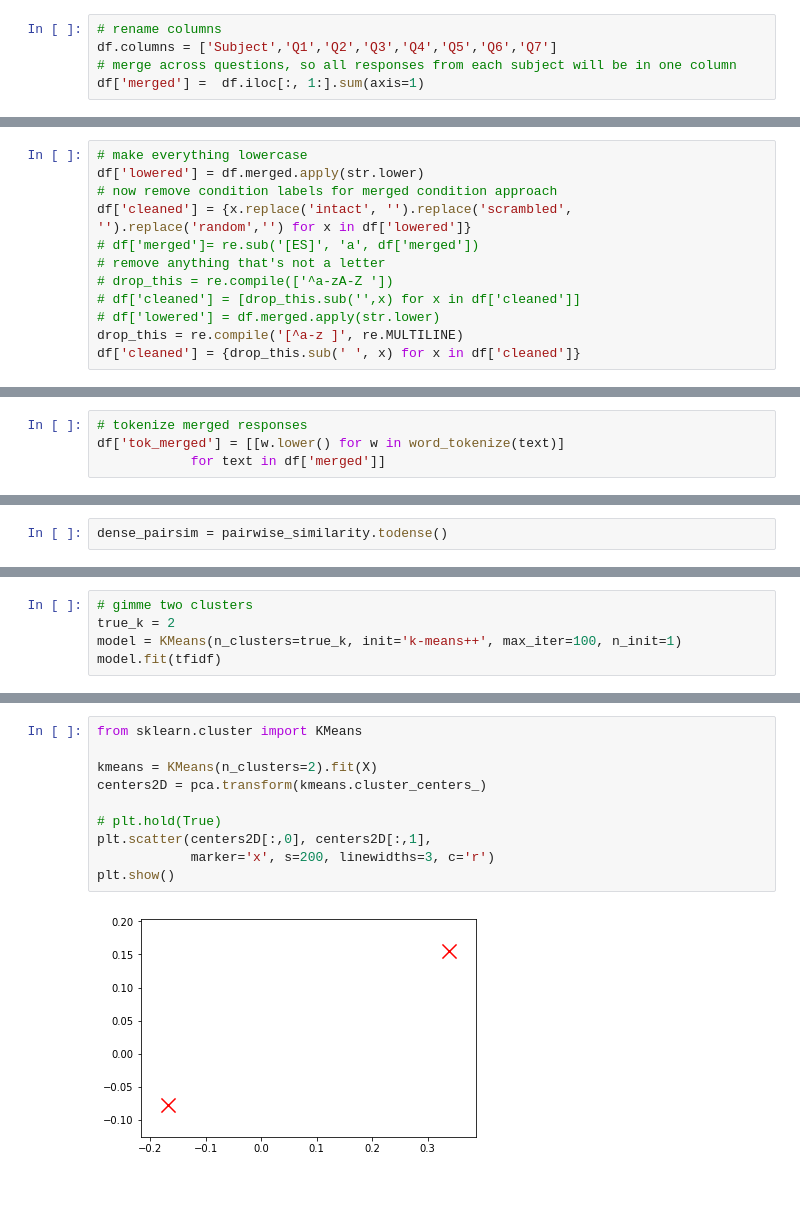
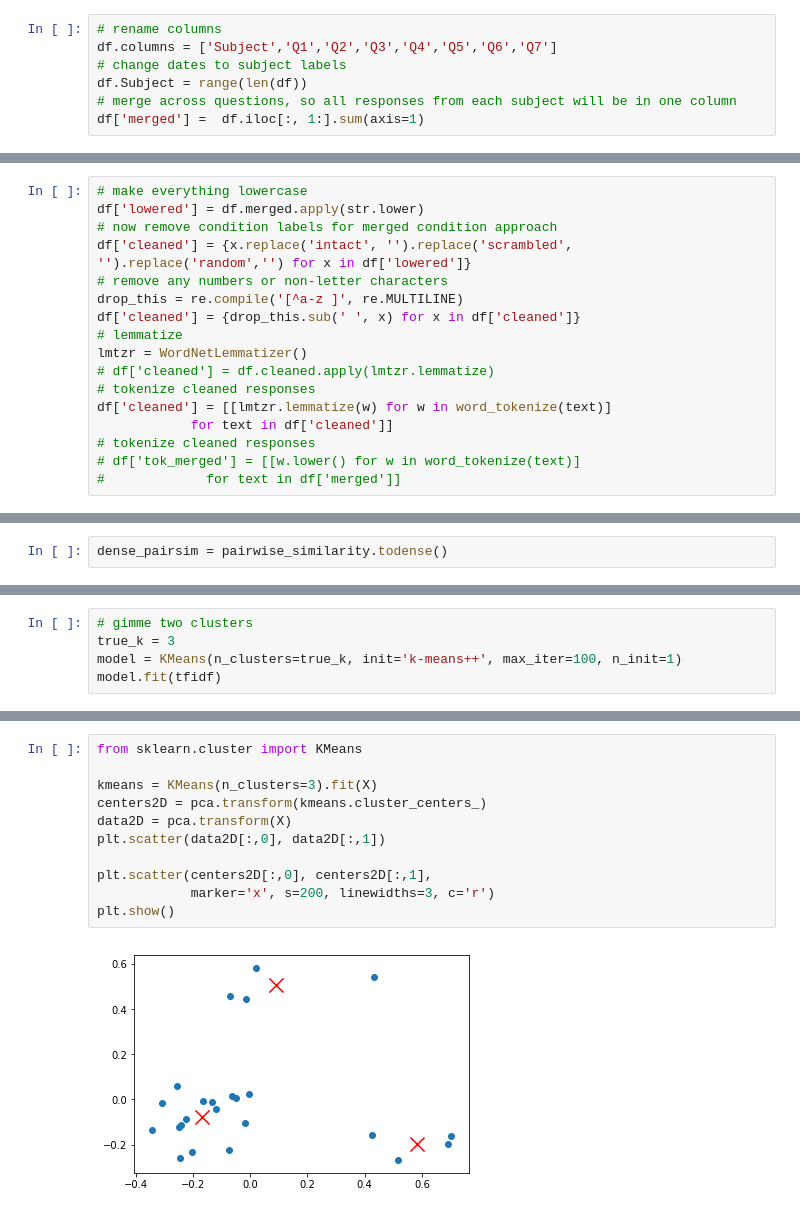
Before and after one commit to wbreilly/python_psc290, a Jupyter notebook: hw/psc290_python_finalproject.ipynb, the cells around one changed output, grey strips where cells are left out. Saved outputs shown, nothing was run; the diff lists cells and outputs as text.

```diff
--- a/hw/psc290_python_finalproject.ipynb
+++ b/hw/psc290_python_finalproject.ipynb
@@ -31,5 +32,7 @@ df = pd.read_csv("sms_scan_exit_survey.csv",keep_default_na=False) #leave blanks
 # %%
 # rename columns
 df.columns = ['Subject','Q1','Q2','Q3','Q4','Q5','Q6','Q7']
+# change dates to subject labels
+df.Subject = range(len(df))
 # merge across questions, so all responses from each subject will be in one column
 df['merged'] =  df.iloc[:, 1:].sum(axis=1)
@@ -40,11 +52,16 @@ df['merged'] =  df.iloc[:, 1:].sum(axis=1)
 df['lowered'] = df.merged.apply(str.lower)
 # now remove condition labels for merged condition approach
 df['cleaned'] = {x.replace('intact', '').replace('scrambled', '').replace('random','') for x in df['lowered']}
-# df['merged']= re.sub('[ES]', 'a', df['merged'])
-# remove anything that's not a letter
-# drop_this = re.compile(['^a-zA-Z '])
-# df['cleaned'] = [drop_this.sub('',x) for x in df['cleaned']]
-# df['lowered'] = df.merged.apply(str.lower)
+# remove any numbers or non-letter characters
 drop_this = re.compile('[^a-z ]', re.MULTILINE)
 df['cleaned'] = {drop_this.sub(' ', x) for x in df['cleaned']}
+# lemmatize
+lmtzr = WordNetLemmatizer()
+# df['cleaned'] = df.cleaned.apply(lmtzr.lemmatize)
+# tokenize cleaned responses
+df['cleaned'] = [[lmtzr.lemmatize(w) for w in word_tokenize(text)]
+            for text in df['cleaned']]
+# tokenize cleaned responses
+# df['tok_merged'] = [[w.lower() for w in word_tokenize(text)]
+#             for text in df['merged']]
 # %%
@@ -56,9 +89,5 @@ df['cleaned'] = {drop_this.sub(' ', x) for x in df['cleaned']}
 # %% [markdown]
 # Look for between subject overall differences by building a tf-idf model from all subjects
-# %%
-# tokenize merged responses
-df['tok_merged'] = [[w.lower() for w in word_tokenize(text)]
-            for text in df['merged']]
 # %%
 # plot number of tokens by subject
 num_toks = df.tok_merged.apply(len)
@@ -140,6 +162,6 @@ plt.show()
 # %%
 # gimme two clusters
-true_k = 2
+true_k = 3
 model = KMeans(n_clusters=true_k, init='k-means++', max_iter=100, n_init=1)
 model.fit(tfidf)
 # %% [output]
@@ -200,12 +222,13 @@ plt.show()
 # %%
 from sklearn.cluster import KMeans
 
-kmeans = KMeans(n_clusters=2).fit(X)
+kmeans = KMeans(n_clusters=3).fit(X)
 centers2D = pca.transform(kmeans.cluster_centers_)
+data2D = pca.transform(X)
+plt.scatter(data2D[:,0], data2D[:,1])
 
-# plt.hold(True)
 plt.scatter(centers2D[:,0], centers2D[:,1],
             marker='x', s=200, linewidths=3, c='r')
 plt.show()
 # %% [output]
-[figure, old version]
+[figure, new version]
```
Also changed, not shown: parts of 12 cells of this notebook.
